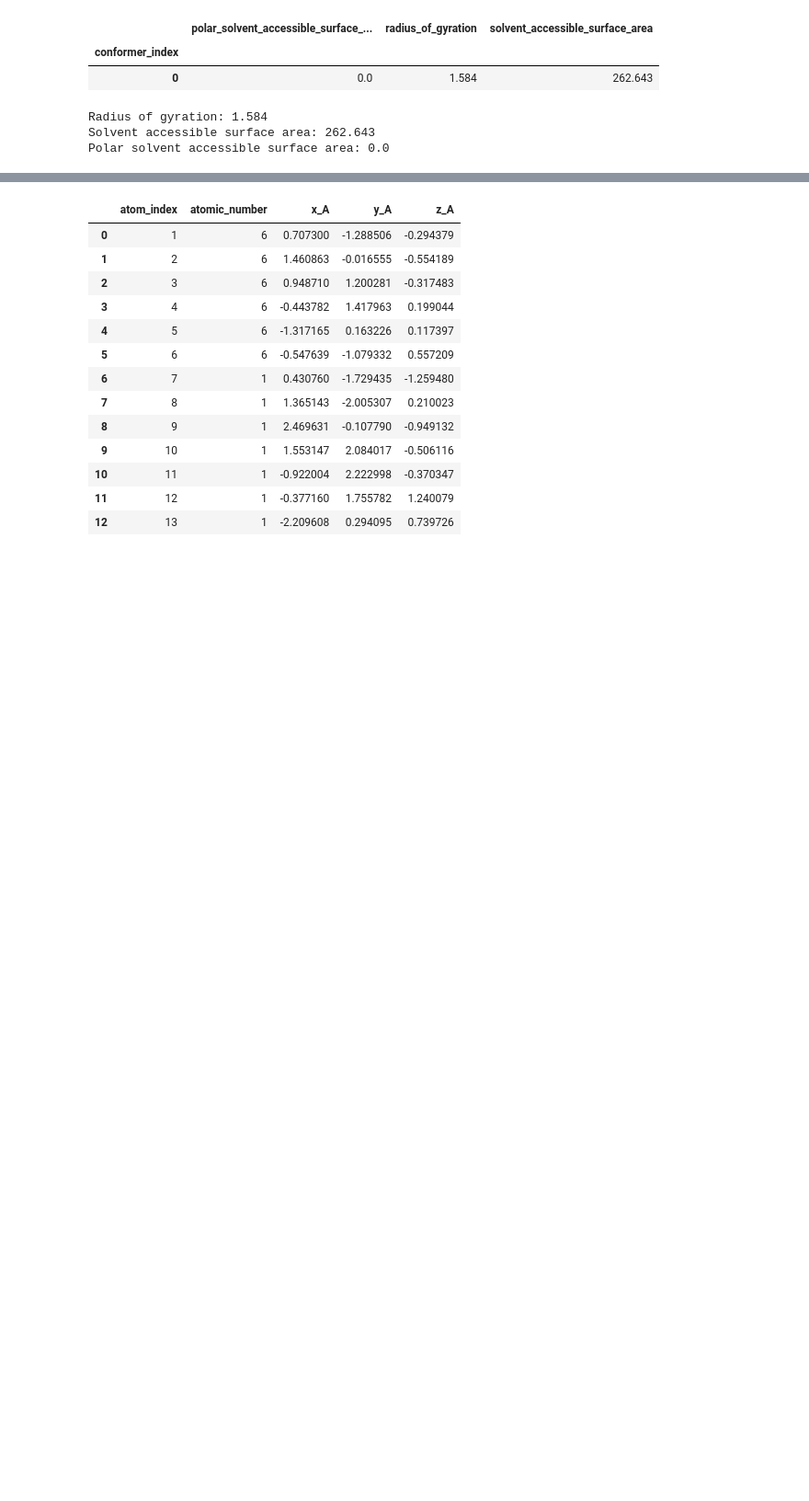
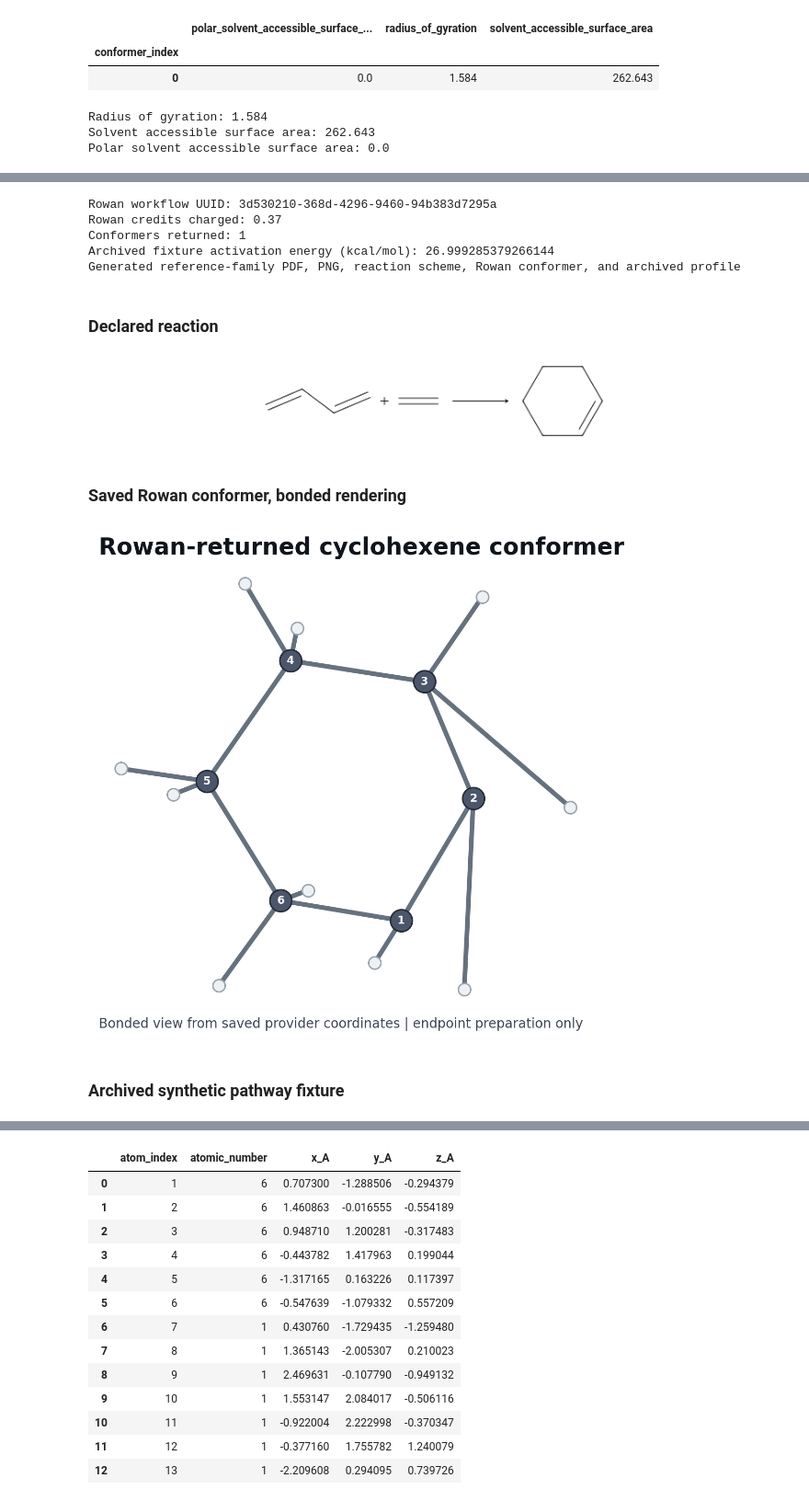
Before and after one commit to vicena-labs/reaction-mechanism-digital-twin, a Jupyter notebook: notebooks/07_rowan_product_conformer_analysis.ipynb, the cells around one changed output, grey strips where cells are left out. Shown at 92% size. Cells and saved outputs as stored; diff of their text form; code cells hidden in the pictures; blank space fills up the shorter version.

Commit message:
Match reference one-page layout and improve Rowan visuals

```diff
--- a/notebooks/07_rowan_product_conformer_analysis.ipynb
+++ b/notebooks/07_rowan_product_conformer_analysis.ipynb
@@ -69,0 +65,22 @@ Generated branded PDF, PNG, reaction scheme, Rowan conformer, and archived profi
+# %%
+# Regenerate public visuals from bundled results, without remote compute.
+%run ../scripts/generate_branded_assets.py
+
+for title, filename in [
+    ("Declared reaction", "reaction-scheme.png"),
+    ("Saved Rowan conformer, bonded rendering", "rowan-cyclohexene-conformer.png"),
+    ("Archived synthetic pathway fixture", "archived-energy-profile.png"),
+]:
+    display(Markdown(f"### {title}"))
+    display(Image(filename=str(ROOT / "assets" / filename), width=760))
+# %% [output]
+Rowan workflow UUID: 3d530210-368d-4296-9460-94b383d7295a
+Rowan credits charged: 0.37
+Conformers returned: 1
+Archived fixture activation energy (kcal/mol): 26.999285379266144
+Generated reference-family PDF, PNG, reaction scheme, Rowan conformer, and archived profile
+### Declared reaction
+[figure, added]
+### Saved Rowan conformer, bonded rendering
+[figure, added]
+### Archived synthetic pathway fixture
```
Also changed, not shown: parts of 4 cells of this notebook, 6 other files.
